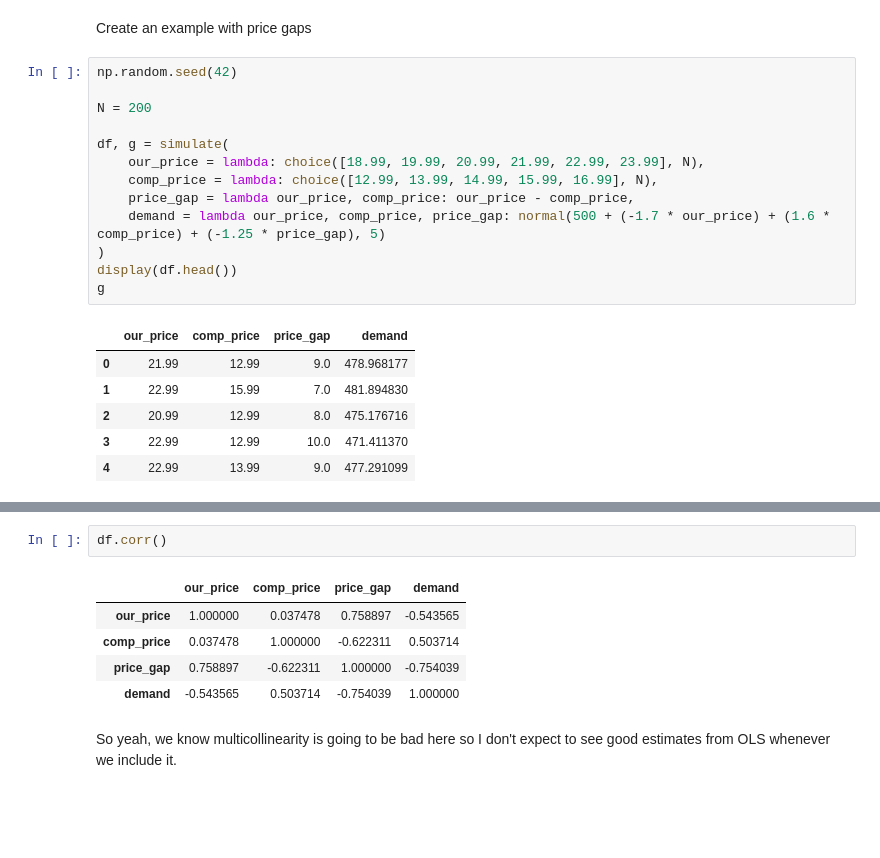
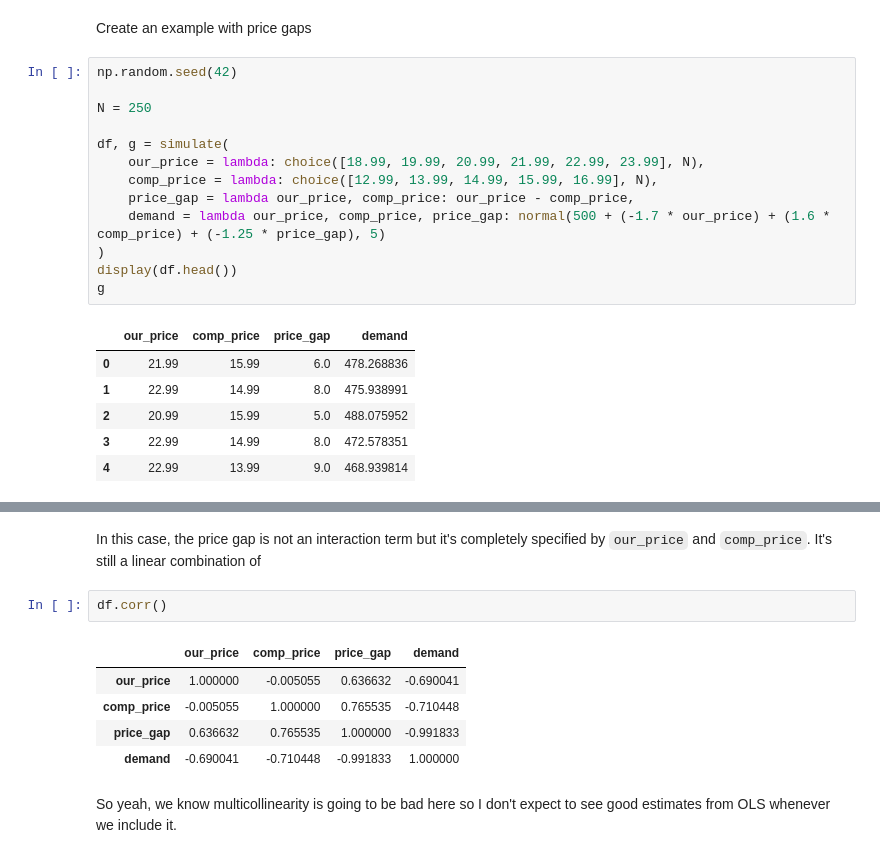
Before and after one commit to banditkings/learning-causal-impact, a Jupyter notebook: notebooks/causal_impact/gaps.ipynb, the cells around one changed output, grey strips where cells are left out. Drawn from its saved outputs; the diff is of its cells as text; blank space fills up the shorter version.

```diff
--- a/notebooks/causal_impact/gaps.ipynb
+++ b/notebooks/causal_impact/gaps.ipynb
@@ -28,32 +30,34 @@ Create an example with price gaps
 # %%
 np.random.seed(42)
 
-N = 200
+N = 250
 
 df, g = simulate(
     our_price = lambda: choice([18.99, 19.99, 20.99, 21.99, 22.99, 23.99], N),
     comp_price = lambda: choice([12.99, 13.99, 14.99, 15.99, 16.99], N),
     price_gap = lambda our_price, comp_price: our_price - comp_price,
     demand = lambda our_price, comp_price, price_gap: normal(500 + (-1.7 * our_price) + (1.6 * comp_price) + (-1.25 * price_gap), 5)
 )
 display(df.head())
 g
 # %% [output]
 |  | our_price | comp_price | price_gap | demand |
-| 0 | 21.99 | 12.99 | 9.0 | 478.968177 |
-| 1 | 22.99 | 15.99 | 7.0 | 481.894830 |
-| 2 | 20.99 | 12.99 | 8.0 | 475.176716 |
-| 3 | 22.99 | 12.99 | 10.0 | 471.411370 |
-| 4 | 22.99 | 13.99 | 9.0 | 477.291099 |
+| 0 | 21.99 | 15.99 | 6.0 | 478.268836 |
+| 1 | 22.99 | 14.99 | 8.0 | 475.938991 |
+| 2 | 20.99 | 15.99 | 5.0 | 488.075952 |
+| 3 | 22.99 | 14.99 | 8.0 | 472.578351 |
+| 4 | 22.99 | 13.99 | 9.0 | 468.939814 |
 [drawing not drawn]
+# %% [markdown]
+In this case, the price gap is not an interaction term but it's completely specified by `our_price` and `comp_price`. It's still a linear combination of
 # %%
 df.corr()
 # %% [output]
 |  | our_price | comp_price | price_gap | demand |
-| our_price | 1.000000 | 0.037478 | 0.758897 | -0.543565 |
-| comp_price | 0.037478 | 1.000000 | -0.622311 | 0.503714 |
-| price_gap | 0.758897 | -0.622311 | 1.000000 | -0.754039 |
-| demand | -0.543565 | 0.503714 | -0.754039 | 1.000000 |
+| our_price | 1.000000 | -0.005055 | 0.636632 | -0.690041 |
+| comp_price | -0.005055 | 1.000000 | 0.765535 | -0.710448 |
+| price_gap | 0.636632 | 0.765535 | 1.000000 | -0.991833 |
+| demand | -0.690041 | -0.710448 | -0.991833 | 1.000000 |
 # %% [markdown]
 So yeah, we know multicollinearity is going to be bad here so I don't expect to see good estimates from OLS whenever we include it.
 # %%
```
Also changed, not shown: parts of 7 cells of this notebook.
